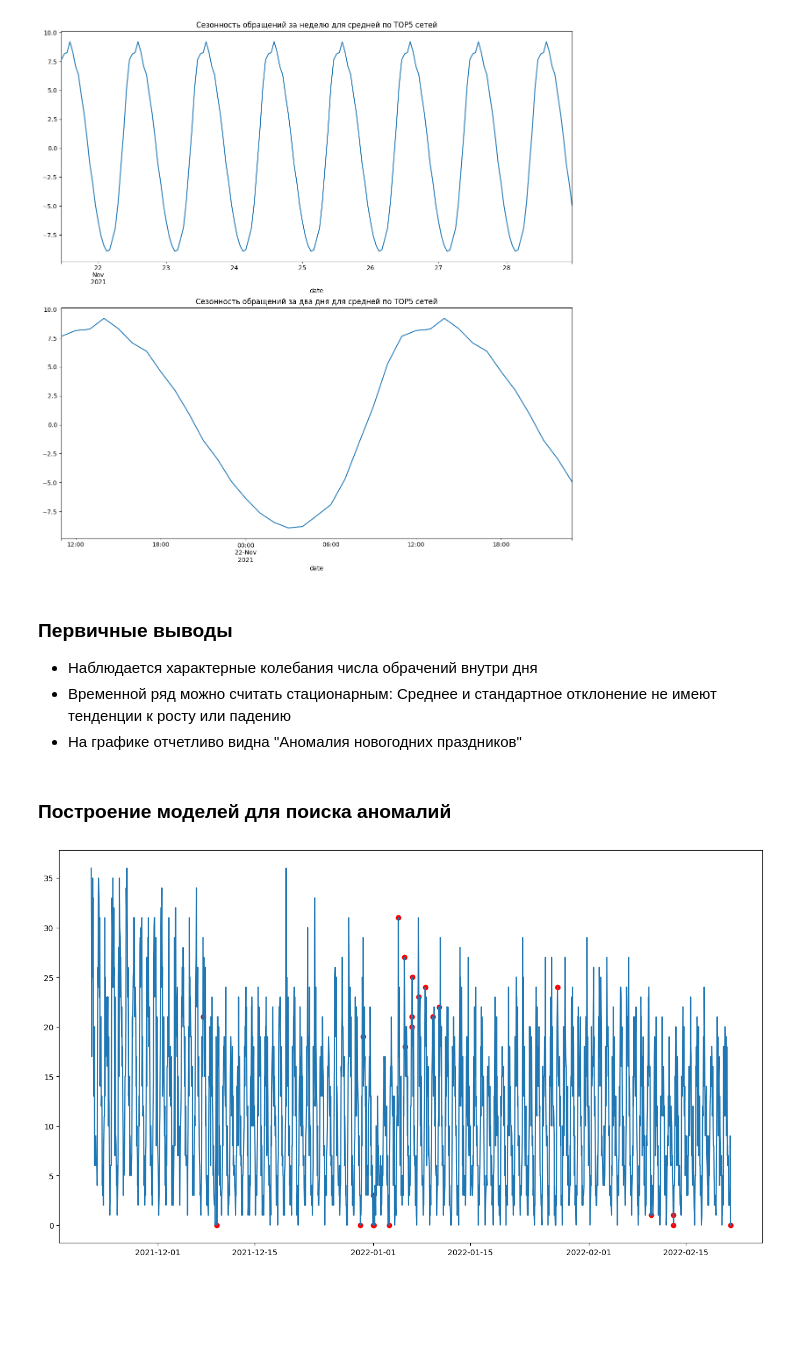
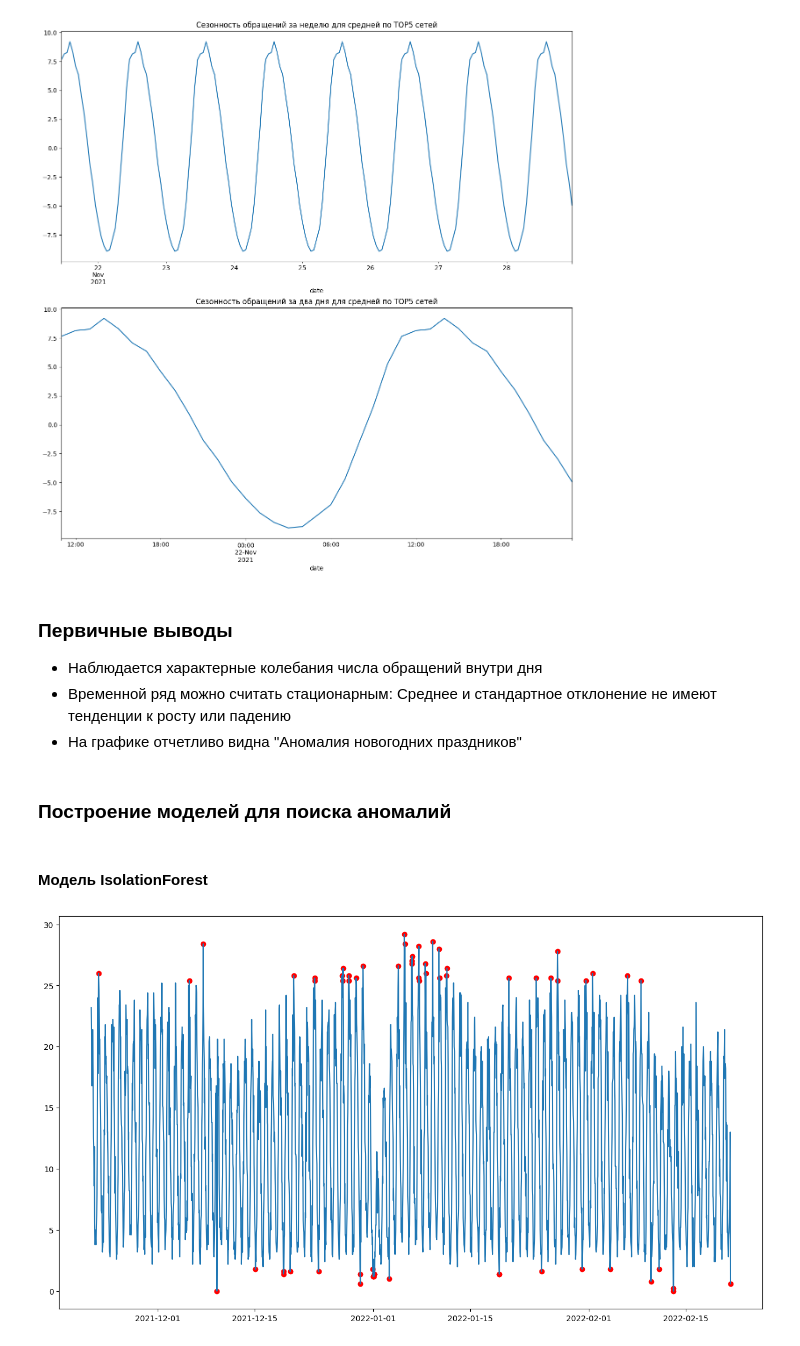
Before and after one commit to mechnotech/time_series_task, a Jupyter notebook: notebooks/middle_task_v1.ipynb, the cells around one changed output. Cells and saved outputs as stored; diff of their text form; code cells hidden in the pictures; blank space fills up the shorter version.

```diff
--- a/notebooks/middle_task_v1.ipynb
+++ b/notebooks/middle_task_v1.ipynb
@@ -213,11 +203,13 @@ plt.plot()
 # %% [markdown]
 ### Первичные выводы
 
-- Наблюдается характерные колебания числа обрачений внутри дня
+- Наблюдается характерные колебания числа обращений внутри дня
 - Временной ряд можно считать стационарным: Среднее и стандартное отклонение не имеют тенденции к росту или падению
 - На графике отчетливо видна "Аномалия новогодних праздников"
 # %% [markdown]
 ### Построение моделей для поиска аномалий
+# %% [markdown]
+#### Модель IsolationForest
 # %%
 def scale_ip_data(data: pd.Series) -> pd.DataFrame:
     scaler = StandardScaler()
@@ -230,9 +222,12 @@ def isolation_forest(data: pd.DataFrame, coll: str, cont: float = 0.05) -> np.ar
     model.fit(data)
     return model.predict(data)
 # %%
-def show_anomaly_chart(data: pd.DataFrame, coll: str):
+def show_anomaly_chart(data: pd.DataFrame, coll: str, marker_digit: int = -1):
     fig, ax = plt.subplots(figsize=(16, 9))
-    a = data.loc[data.anomaly == -1, [coll]]
+    if marker_digit == -1:
+        a = data.loc[data.anomaly == -1, [coll]]
+    else:
+        a = data.loc[data.anomaly == 1, [coll]]
 
     ax.plot(data.index, data[coll])
     ax.scatter(a.index, a[coll], color='red')
@@ -243,6 +238,6 @@ def create_iso_forest_chart(data: pd.DataFrame, coll: str, cont_factor: float =
     data['anomaly'] = result
     show_anomaly_chart(data, coll)
 # %%
-create_iso_forest_chart(data=top_5, coll='176.59.32.0-176.59.63.255', cont_factor=0.01)
+create_iso_forest_chart(data=top_5, coll='avg_top5', cont_factor=0.03)
 # %% [output]
-[figure, old version]
+[figure, new version]
```
Also changed, not shown: parts of 17 cells of this notebook, 2 other files.
